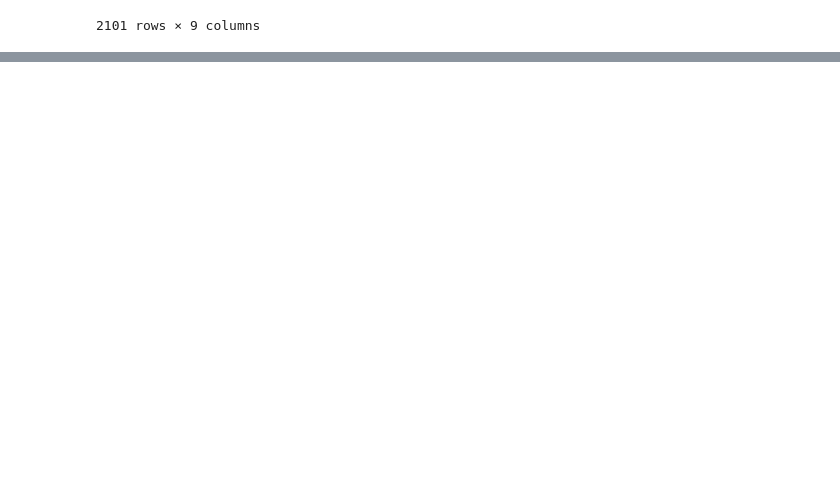
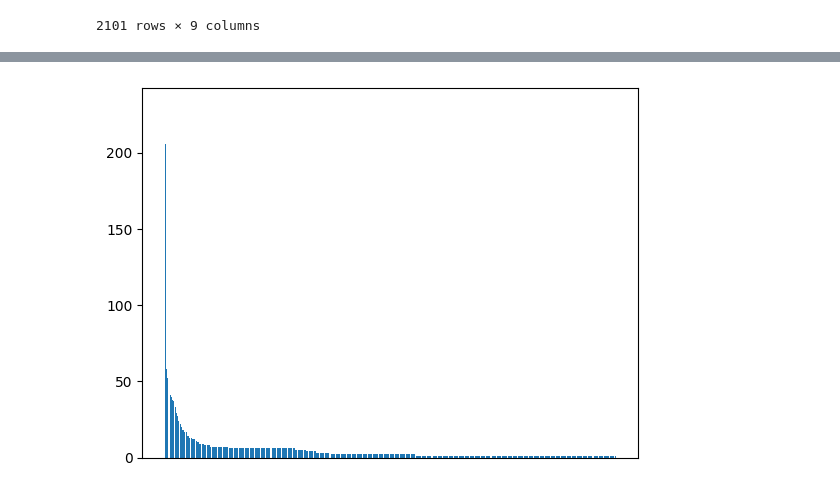
Before and after one commit to KritiJain01/AI-Lab, a Jupyter notebook: AIAssignment1.ipynb, the cells around one changed output, grey strips where cells are left out. Saved outputs shown, nothing was run; the diff lists cells and outputs as text; code cells hidden in the pictures; blank space fills up the shorter version.

```diff
--- a/AIAssignment1.ipynb
+++ b/AIAssignment1.ipynb
@@ -100,3 +112,8 @@ ipaddresses.head()
 | 4088 | 31.208.44.206 | - | - | 2015-05-18 20:05:45 | GET /favicon.ico HTTP/1.1 | 200 | 3638 | - | Mozilla/5.0 (X11; Linux x86_64; r... |
 | 4092 | 131.253.24.107 | - | - | 2015-05-18 20:05:28 | GET /images/googledotcom.png HTTP... | 200 | 65748 | http://www.reproductive-fitness.c... | Mozilla/5.0 (Windows NT 6.1; WOW6... |
 2101 rows × 9 columns
+# %%
+IP = pd.DataFrame(log_df['ip_address'].value_counts())
+IP.index.name = 'id'
+IP.reset_index(inplace = True)
+print(IP.head(10))
@@ -102,0 +132,6 @@ ipaddresses.head()
+# %%
+plt.bar(IP['id'], IP['ip_address'])
+plt.xticks([])
+plt.show()
+# %% [output]
+[figure, added]
```
Also changed, not shown: parts of 5 cells of this notebook.
